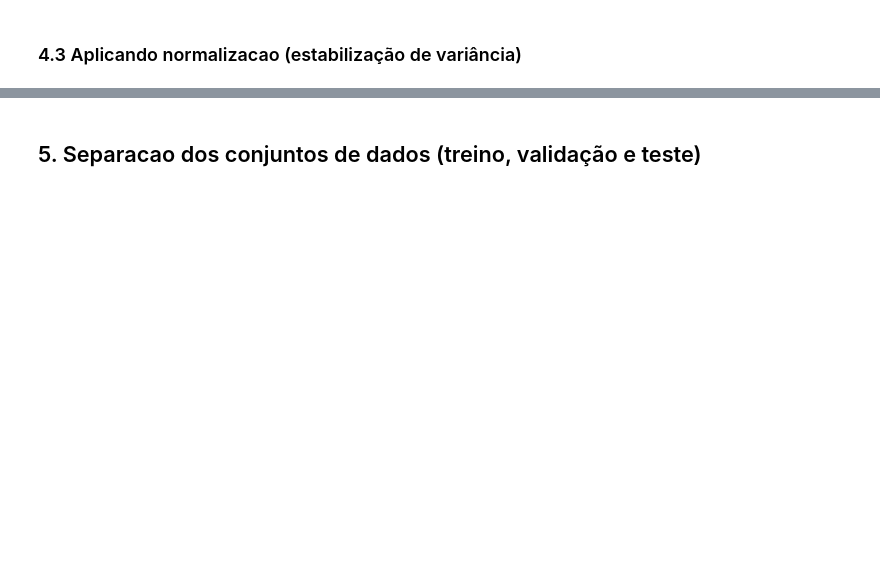
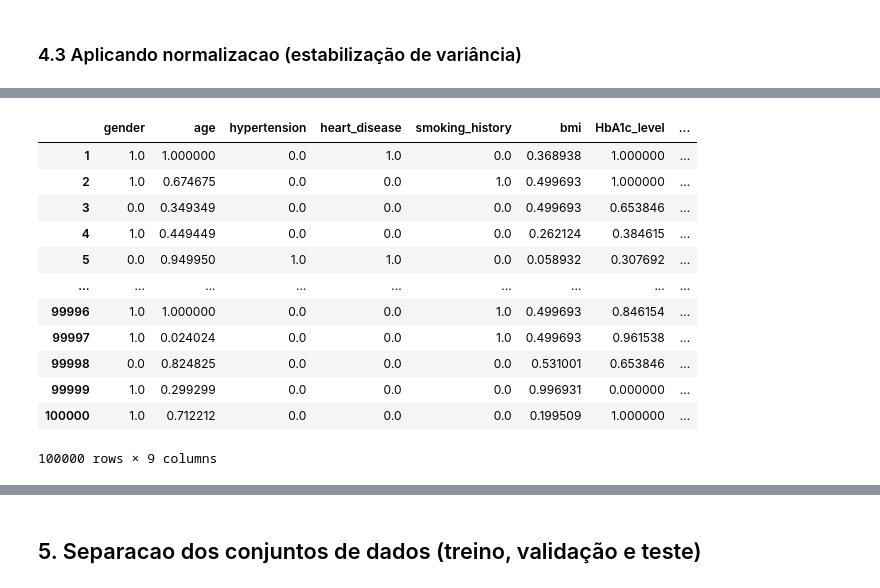
Before and after one commit to Carlos-Eduardo99/Diabetes_Prediction, a Jupyter notebook: Untitled.ipynb, the cells around one changed output, grey strips where cells are left out. Drawn from its saved outputs; the diff is of its cells as text; code cells hidden in the pictures; blank space fills up the shorter version.

```diff
--- a/Untitled.ipynb
+++ b/Untitled.ipynb
@@ -311,0 +428,16 @@ plt.show()
+# %%
+data
+# %% [output]
+|  | gender | age | hypertension | heart_disease | smoking_history | bmi | HbA1c_level | ... |
+| 1 | 1.0 | 1.000000 | 0.0 | 1.0 | 0.0 | 0.368938 | 1.000000 | ... |
+| 2 | 1.0 | 0.674675 | 0.0 | 0.0 | 1.0 | 0.499693 | 1.000000 | ... |
+| 3 | 0.0 | 0.349349 | 0.0 | 0.0 | 0.0 | 0.499693 | 0.653846 | ... |
+| 4 | 1.0 | 0.449449 | 0.0 | 0.0 | 0.0 | 0.262124 | 0.384615 | ... |
+| 5 | 0.0 | 0.949950 | 1.0 | 1.0 | 0.0 | 0.058932 | 0.307692 | ... |
+| ... | ... | ... | ... | ... | ... | ... | ... | ... |
+| 99996 | 1.0 | 1.000000 | 0.0 | 0.0 | 1.0 | 0.499693 | 0.846154 | ... |
+| 99997 | 1.0 | 0.024024 | 0.0 | 0.0 | 1.0 | 0.499693 | 0.961538 | ... |
+| 99998 | 0.0 | 0.824825 | 0.0 | 0.0 | 0.0 | 0.531001 | 0.653846 | ... |
+| 99999 | 1.0 | 0.299299 | 0.0 | 0.0 | 0.0 | 0.996931 | 0.000000 | ... |
+| 100000 | 1.0 | 0.712212 | 0.0 | 0.0 | 0.0 | 0.199509 | 1.000000 | ... |
+100000 rows × 9 columns
```
Also changed, not shown: parts of 27 cells of this notebook, 5 other files.
